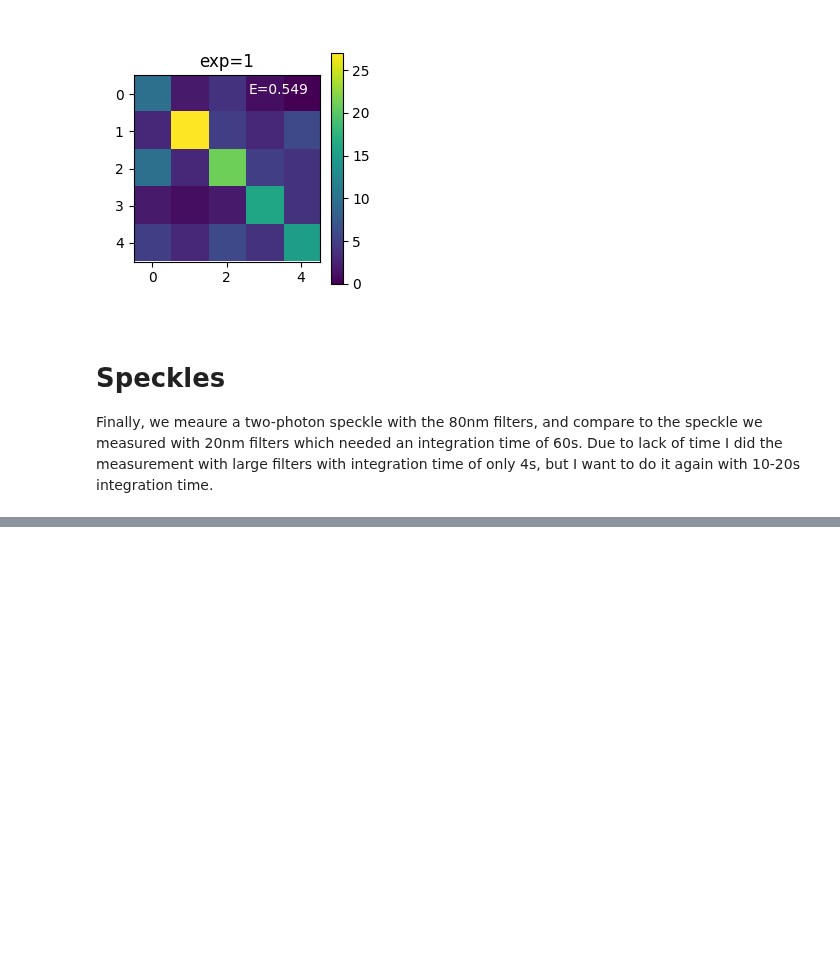
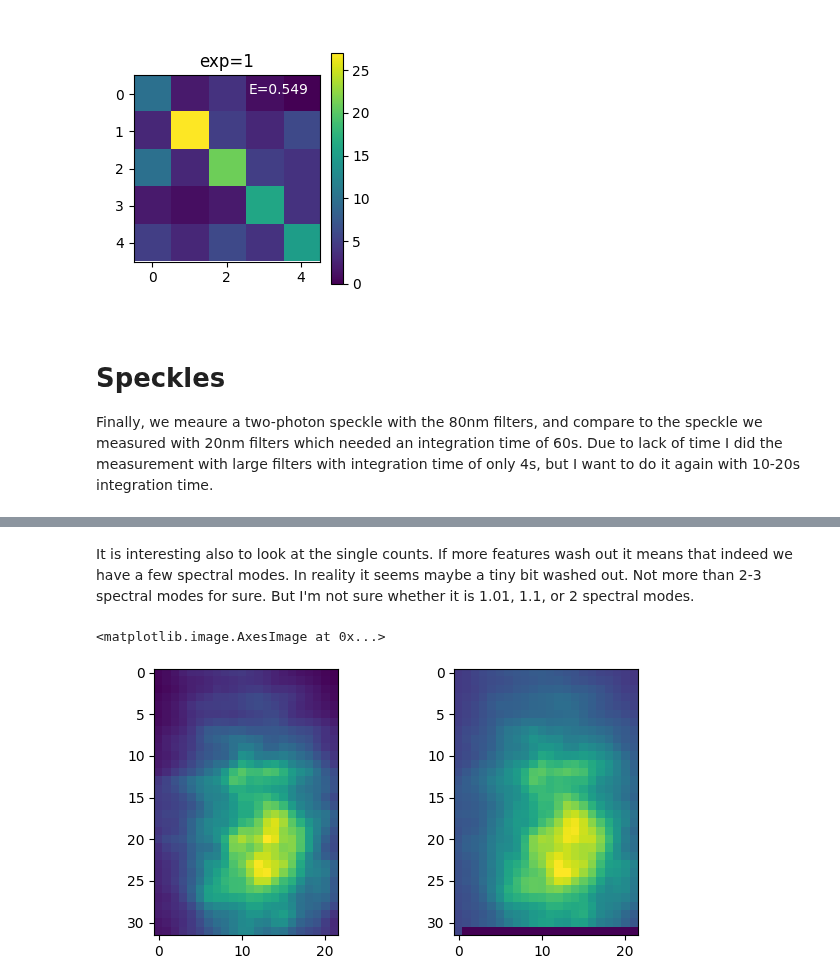
Before and after one commit to rubiaek/pianoq, a Jupyter notebook: pianoq/writeups/03_writeup_filters_80nm.ipynb, the cells around one changed output, grey strips where cells are left out. Saved outputs shown, nothing was run; the diff lists cells and outputs as text; code cells hidden in the pictures; blank space fills up the shorter version.

```diff
--- a/pianoq/writeups/03_writeup_filters_80nm.ipynb
+++ b/pianoq/writeups/03_writeup_filters_80nm.ipynb
@@ -165,0 +167,9 @@ show(speckles_80, axes[1], title=f'exp={speckles_80.integration_time}, filter=80
+# %% [markdown]
+It is interesting also to look at the single counts. If more features wash out it means that indeed we have a few spectral modes. In reality it seems maybe a tiny bit washed out. Not more than 2-3 spectral modes for sure. But I'm not sure whether it is 1.01, 1.1, or 2 spectral modes.
+# %%
+fig, axes = plt.subplots(1, 2, constrained_layout=True, figsize=(6, 3))
+axes[0].imshow(speckles_20.single2s)
+axes[1].imshow(speckles_80.single2s)
+# %% [output]
+<matplotlib.image.AxesImage at 0x...>
+[figure, added]
```
Also changed, not shown: parts of 1 cell of this notebook.
